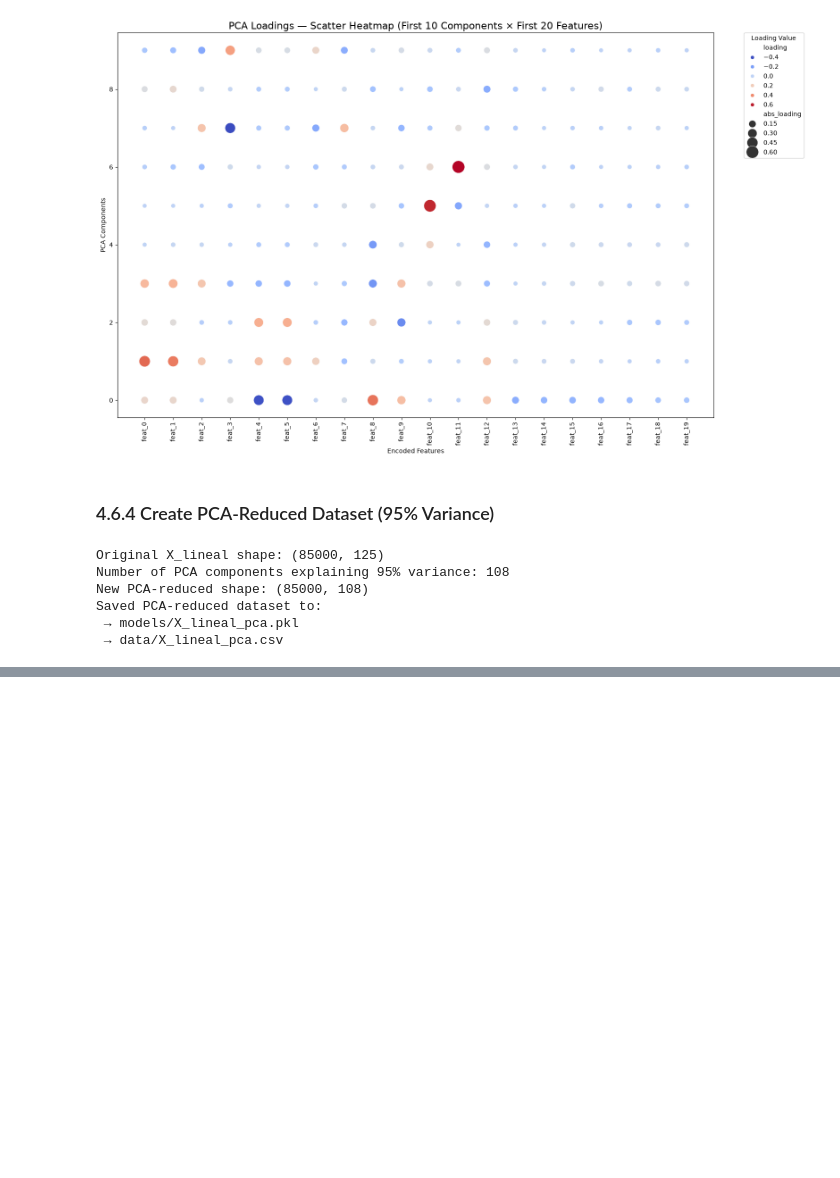
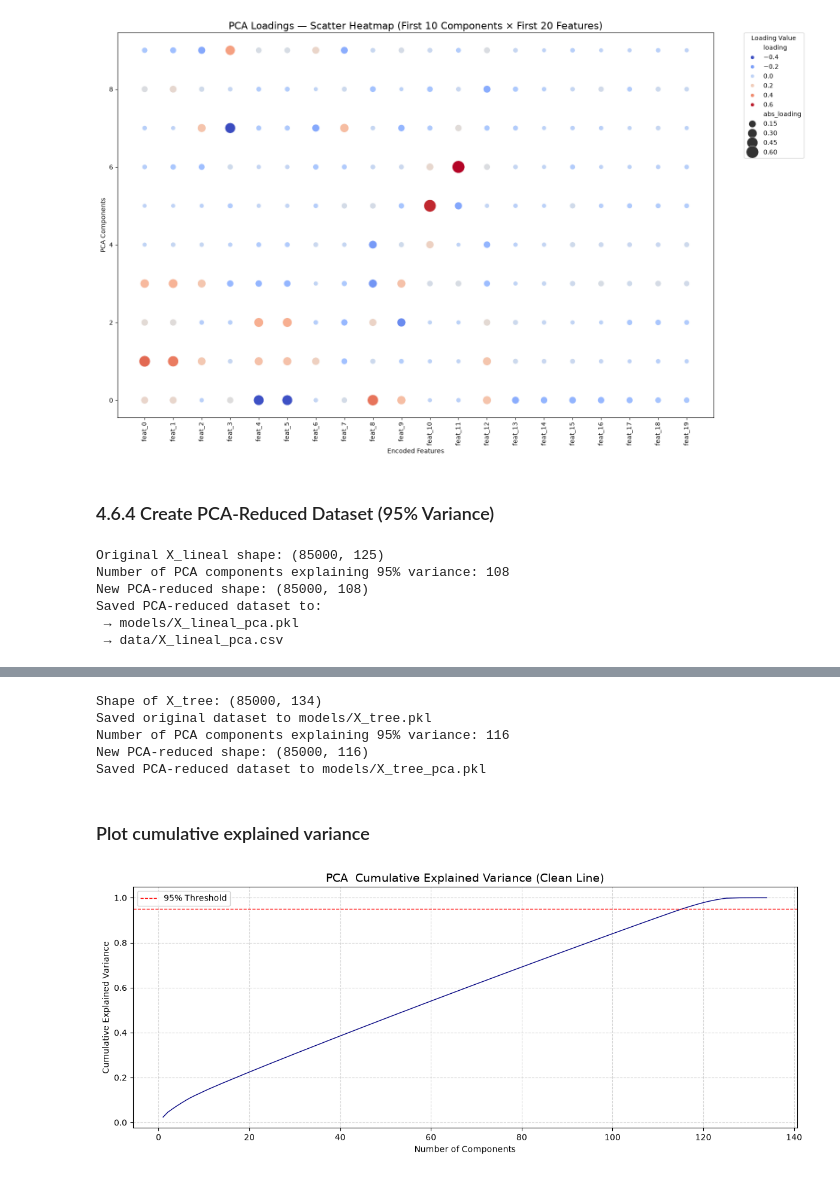
Before and after one commit to JoseAlberto88/Credit-Default-Risk-Analysis, a Jupyter notebook: python/3. data_modeling_preparation.ipynb, the cells around one changed output, grey strips where cells are left out. Saved outputs shown, nothing was run; the diff lists cells and outputs as text; code cells hidden in the pictures; blank space fills up the shorter version.

```diff
--- a/python/3. data_modeling_preparation.ipynb
+++ b/python/3. data_modeling_preparation.ipynb
@@ -538,0 +549,80 @@ Saved PCA-reduced dataset to:
+# %%
+#  PCA ANALYSIS FOR X_tree DATASET
+
+import numpy as np
+import pandas as pd
+import pickle
+import os
+from sklearn.preprocessing import StandardScaler
+from sklearn.decomposition import PCA
+import matplotlib.pyplot as plt
+
+# Load raw X_tree dataset
+
+print("Shape of X_tree:", X_tree.shape)
+
+# Save original X_tree dataset as pickle
+
+os.makedirs("models", exist_ok=True)
+
+with open("models/X_tree.pkl", "wb") as f:
+    pickle.dump(X_tree, f)
+
+print("Saved original dataset to models/X_tree.pkl")
+
+# Scale data before PCA
+
+scaler = StandardScaler()
+X_scaled = scaler.fit_transform(X_tree)
+
+# Fit PCA (all components)
+
+pca_full = PCA(n_components=None)
+pca_full.fit(X_scaled)
+
+explained_var = pca_full.explained_variance_ratio_
+cumulative_var = np.cumsum(explained_var)
+
+# Determine number of components for 95% variance
+
+n_components_95 = np.argmax(cumulative_var >= 0.95) + 1
+print(f"Number of PCA components explaining 95% variance: {n_components_95}")
+
+# Fit PCA again with optimal number of components
+pca_95 = PCA(n_components=n_components_95)
+X_tree_pca = pca_95.fit_transform(X_scaled)
+
+print("New PCA-reduced shape:", X_tree_pca.shape)
+
+# ------------------------------------------------------------
+# Save PCA dataset as pickle
+# ------------------------------------------------------------
+with open("models/X_tree_pca.pkl", "wb") as f:
+    pickle.dump(X_tree_pca, f)
+
+print("Saved PCA-reduced dataset to models/X_tree_pca.pkl")
+# %% [output]
+Shape of X_tree: (85000, 134)
+Saved original dataset to models/X_tree.pkl
+Number of PCA components explaining 95% variance: 116
+New PCA-reduced shape: (85000, 116)
+Saved PCA-reduced dataset to models/X_tree_pca.pkl
+# %% [markdown]
+### Plot cumulative explained variance
+# %%
+plt.figure(figsize=(12,5))
+plt.plot(range(1, len(cumulative_var)+1), cumulative_var,
+         linewidth=1, color='navy')
+
+plt.axhline(0.95, color='red', linestyle='--', linewidth=1,
+            label='95% Threshold')
+
+plt.xlabel("Number of Components")
+plt.ylabel("Cumulative Explained Variance")
+plt.title("PCA  Cumulative Explained Variance (Clean Line)", fontsize=14)
+plt.legend()
+plt.grid(linestyle='--', alpha=0.5)
+plt.tight_layout()
+plt.show()
+# %% [output]
+[figure, added]
```
Also changed, not shown: parts of 4 cells of this notebook, 2 other files.
